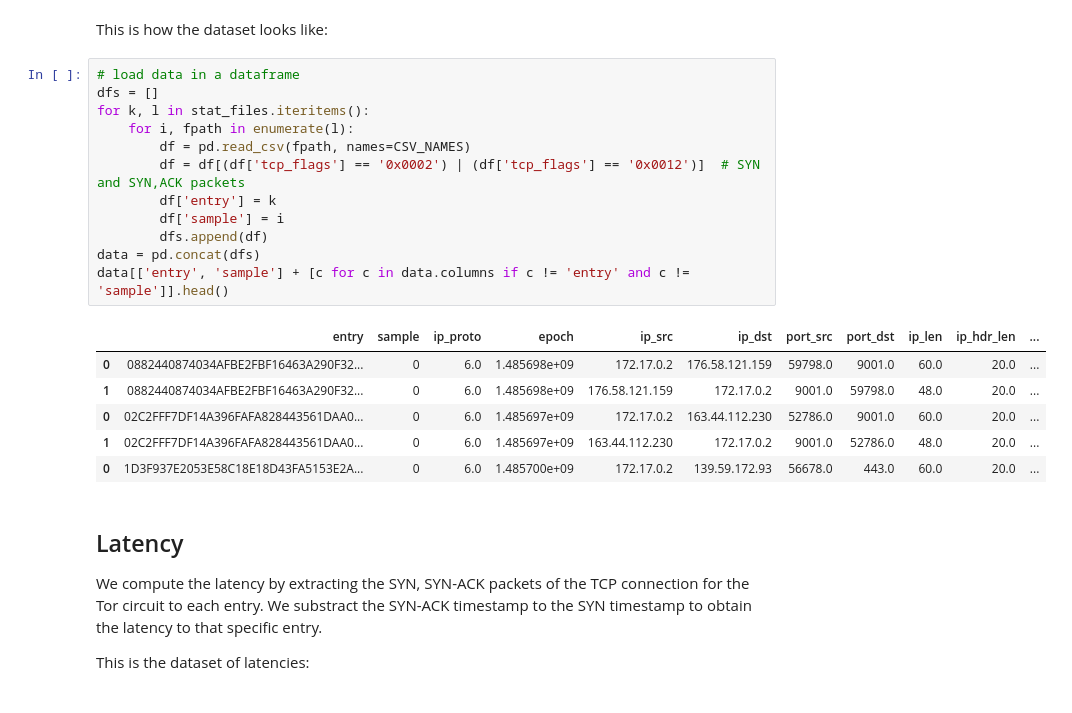
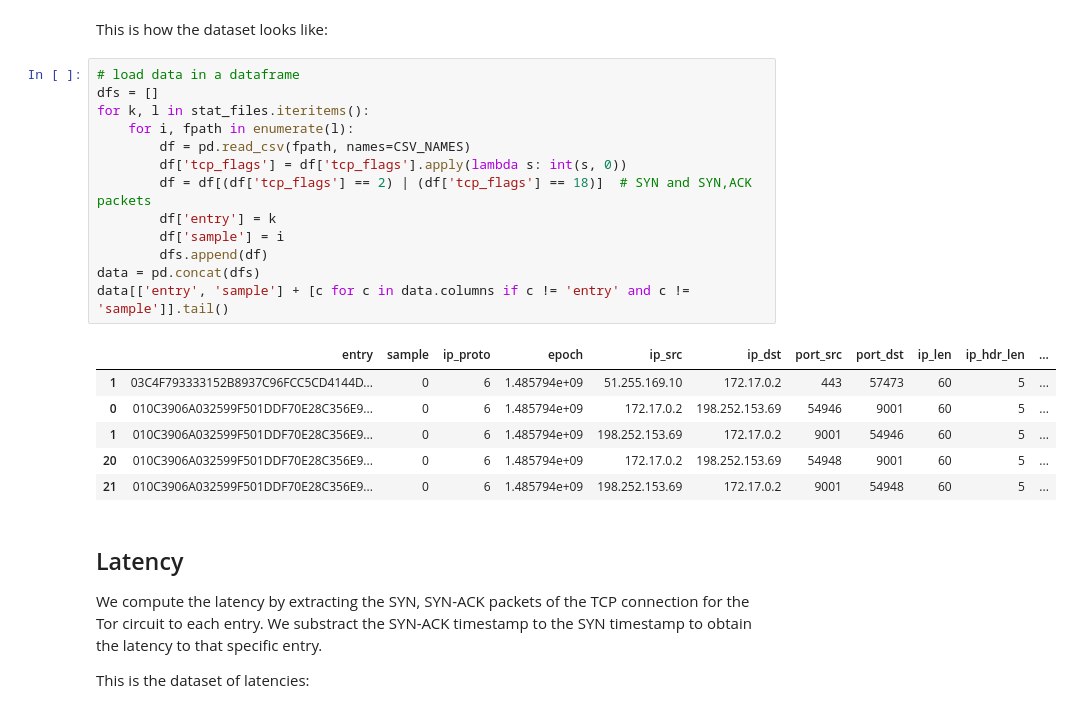
Before and after one commit to mjuarezm/entrystats, a Jupyter notebook: stats_analysis.ipynb, the cells around one changed output. Cells and saved outputs as stored; diff of their text form.

```diff
--- a/stats_analysis.ipynb
+++ b/stats_analysis.ipynb
@@ -96,22 +97,23 @@ This is how the dataset looks like:
 # %%
 # load data in a dataframe
 dfs = []
 for k, l in stat_files.iteritems():
     for i, fpath in enumerate(l):
         df = pd.read_csv(fpath, names=CSV_NAMES)
-        df = df[(df['tcp_flags'] == '0x0002') | (df['tcp_flags'] == '0x0012')]  # SYN and SYN,ACK packets
+        df['tcp_flags'] = df['tcp_flags'].apply(lambda s: int(s, 0))
+        df = df[(df['tcp_flags'] == 2) | (df['tcp_flags'] == 18)]  # SYN and SYN,ACK packets
         df['entry'] = k
         df['sample'] = i
         dfs.append(df)
 data = pd.concat(dfs)
-data[['entry', 'sample'] + [c for c in data.columns if c != 'entry' and c != 'sample']].head()
+data[['entry', 'sample'] + [c for c in data.columns if c != 'entry' and c != 'sample']].tail()
 # %% [output]
 |  | entry | sample | ip_proto | epoch | ip_src | ip_dst | port_src | port_dst | ip_len | ip_hdr_len | ... |
-| 0 | 0882440874034AFBE2FBF16463A290F32... | 0 | 6.0 | 1.485698e+09 | 172.17.0.2 | 176.58.121.159 | 59798.0 | 9001.0 | 60.0 | 20.0 | ... |
-| 1 | 0882440874034AFBE2FBF16463A290F32... | 0 | 6.0 | 1.485698e+09 | 176.58.121.159 | 172.17.0.2 | 9001.0 | 59798.0 | 48.0 | 20.0 | ... |
-| 0 | 02C2FFF7DF14A396FAFA828443561DAA0... | 0 | 6.0 | 1.485697e+09 | 172.17.0.2 | 163.44.112.230 | 52786.0 | 9001.0 | 60.0 | 20.0 | ... |
-| 1 | 02C2FFF7DF14A396FAFA828443561DAA0... | 0 | 6.0 | 1.485697e+09 | 163.44.112.230 | 172.17.0.2 | 9001.0 | 52786.0 | 48.0 | 20.0 | ... |
-| 0 | 1D3F937E2053E58C18E18D43FA5153E2A... | 0 | 6.0 | 1.485700e+09 | 172.17.0.2 | 139.59.172.93 | 56678.0 | 443.0 | 60.0 | 20.0 | ... |
+| 1 | 03C4F793333152B8937C96FCC5CD4144D... | 0 | 6 | 1.485794e+09 | 51.255.169.10 | 172.17.0.2 | 443 | 57473 | 60 | 5 | ... |
+| 0 | 010C3906A032599F501DDF70E28C356E9... | 0 | 6 | 1.485794e+09 | 172.17.0.2 | 198.252.153.69 | 54946 | 9001 | 60 | 5 | ... |
+| 1 | 010C3906A032599F501DDF70E28C356E9... | 0 | 6 | 1.485794e+09 | 198.252.153.69 | 172.17.0.2 | 9001 | 54946 | 60 | 5 | ... |
+| 20 | 010C3906A032599F501DDF70E28C356E9... | 0 | 6 | 1.485794e+09 | 172.17.0.2 | 198.252.153.69 | 54948 | 9001 | 60 | 5 | ... |
+| 21 | 010C3906A032599F501DDF70E28C356E9... | 0 | 6 | 1.485794e+09 | 198.252.153.69 | 172.17.0.2 | 9001 | 54948 | 60 | 5 | ... |
 # %% [markdown]
 ## Latency
 
```
Also changed, not shown: parts of 7 cells of this notebook.
